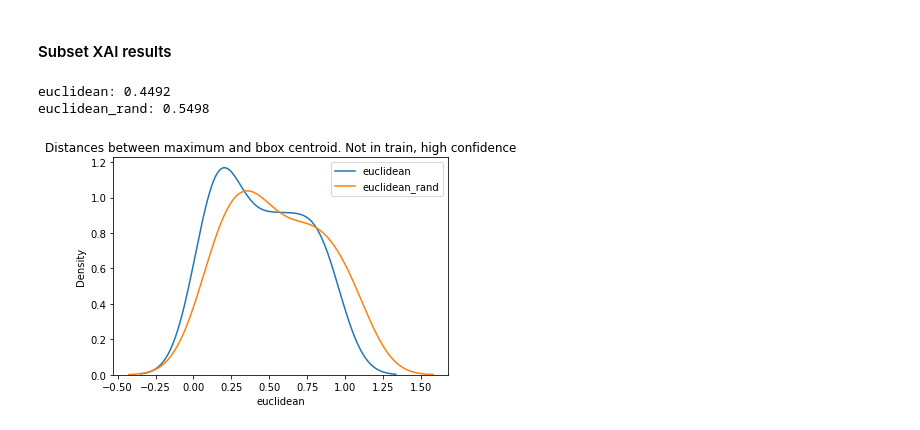
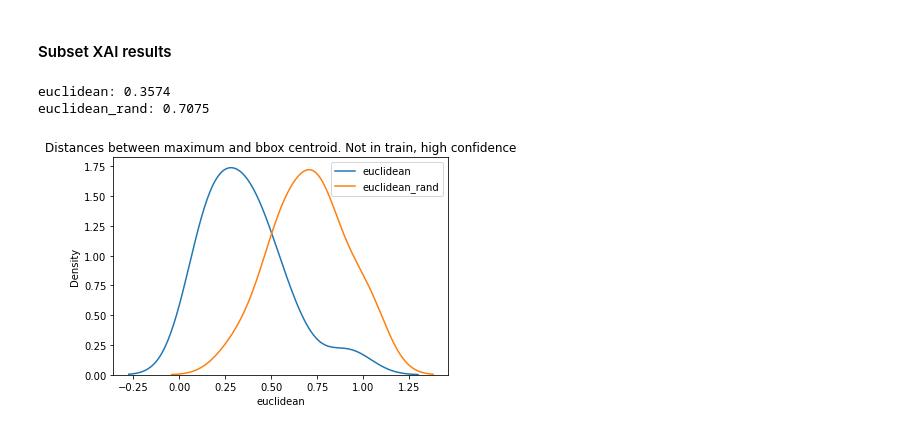
Before and after one commit to giorgiobini/RIME, a Jupyter notebook: src/plot_test2_results500-INTERACTION_LENGTH.ipynb, the cells around one changed output. Saved outputs shown, nothing was run; the diff lists cells and outputs as text; code cells hidden in the pictures.

```diff
--- a/src/plot_test2_results500-INTERACTION_LENGTH.ipynb
+++ b/src/plot_test2_results500-INTERACTION_LENGTH.ipynb
@@ -27,7 +27,7 @@ if its_jupyter_notebook:
 ============================================================
 <class 'transformers.tokenization_dna.DNATokenizer'>
 # %%
-checkpoint_dir = os.path.join(ROOT_DIR, 'checkpoints', 'binary_cl2_13e23') #binary_cl2_old_best, binary_cl2_4
+checkpoint_dir = os.path.join(ROOT_DIR, 'checkpoints', 'binary_cl2_12e15') #binary_cl2_old_best, binary_cl2_4
 # %%
 # Define the path to the file containing the args namespace
 args_path = os.path.join(checkpoint_dir, 'args.pkl')
@@ -417,22 +514,23 @@ df_train['g1'] = regex[0]
 df_train['g2'] = regex[1]
 df_train_genes = set(df_train['g1']).union(set(df_train['g2']))
 # %%
+# NOT IN TRAINING
 gradcam_results = xai[~(xai.gene1_original.isin(df_train_genes) | xai.gene2_original.isin(df_train_genes))]
-gradcam_results = gradcam_results[(gradcam_results.probability>0.65)&(gradcam_results.probability<0.8)]
+gradcam_results = gradcam_results[(gradcam_results.probability>0.65)]
 
 euclidean_columns = ['euclidean', 'euclidean_rand']
 for c in euclidean_columns:
     print(f'{c}: {str(np.round(gradcam_results[c].mean(), 4))}')
 
 for c in euclidean_columns:
     sns.kdeplot(gradcam_results[c], label = c)
 plt.title(f'Distances between maximum and bbox centroid. Not in train, high confidence')
 plt.legend()
 plt.show()
 # %% [output]
-euclidean: 0.4492
-euclidean_rand: 0.5498
+euclidean: 0.3574
+euclidean_rand: 0.7075
-[figure, old version]
+[figure, new version]
 # %%
 treshold = 25
 gradcam_results = xai[(xai.seed_w>treshold)&(xai.seed_h>treshold)]
```
Also changed, not shown: parts of 24 cells of this notebook, 5 other files.
